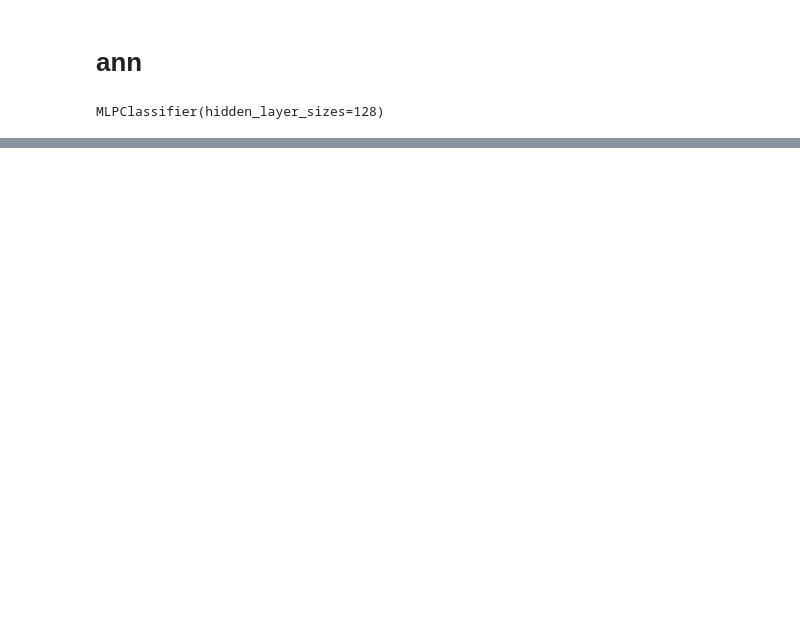
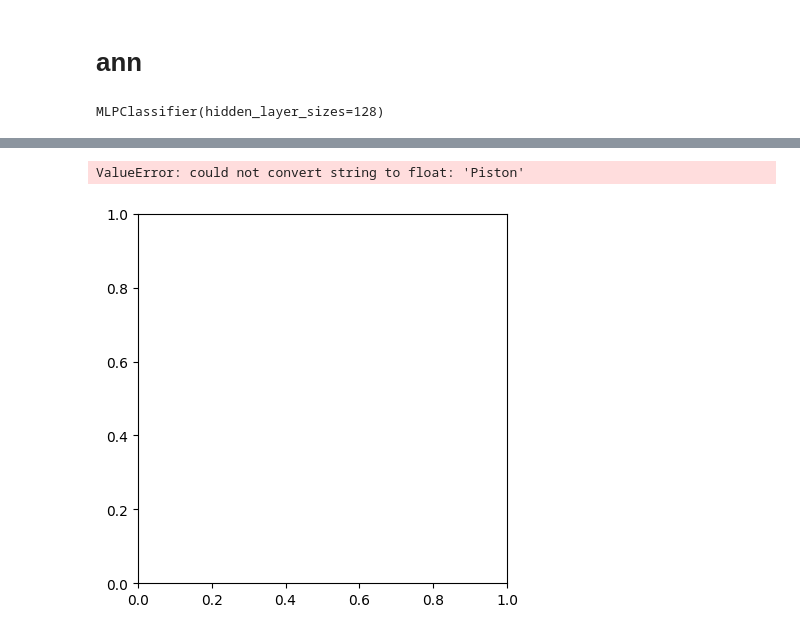
Before and after one commit to AmirXD03/ML, a Jupyter notebook: Amirreza-Code.ipynb, the cells around one changed output, grey strips where cells are left out. Cells and saved outputs as stored; diff of their text form; code cells hidden in the pictures; blank space fills up the shorter version.

```diff
--- a/Amirreza-Code.ipynb
+++ b/Amirreza-Code.ipynb
@@ -218,0 +246,9 @@ acc_train : 0.7410714285714286 - acc_test : 0.21176470588235294 - Fscore : 0.116
+# %%
+y = df1['HP or lbs thr ea engine']
+x = df1['Engine Type']
+
+plt.bar(x ,y)
+plt.show()
+# %% [output]
+ValueError: could not convert string to float: 'Piston'
+[figure, added]
```
Also changed, not shown: parts of 11 cells of this notebook.
